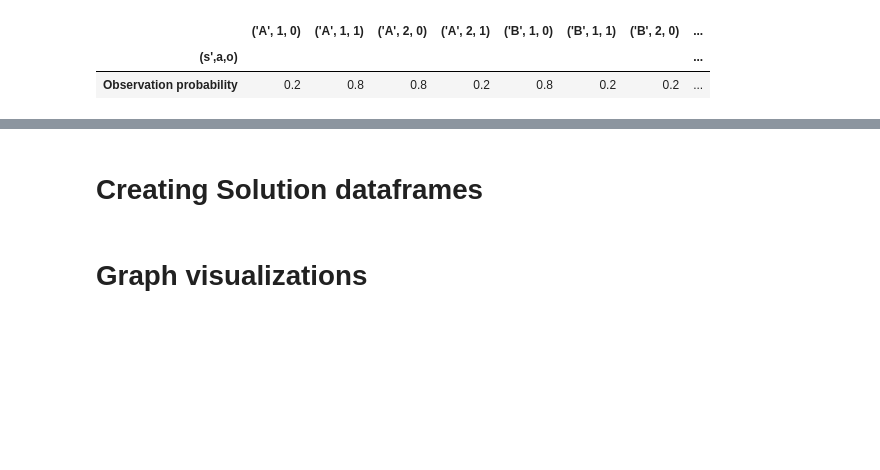
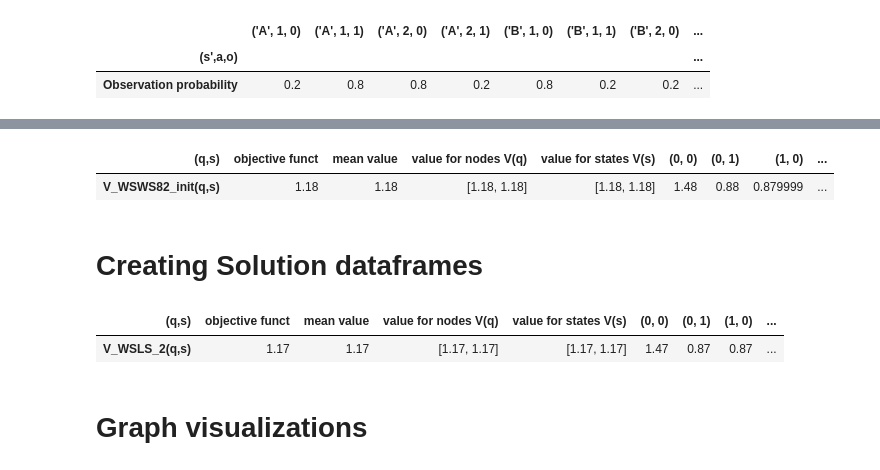
Before and after one commit to malikbf5/FSC-optimization, a Jupyter notebook: Bernoulli Bandits/Bernoulli Bandits.ipynb, the cells around one changed output, grey strips where cells are left out. Cells and saved outputs as stored; diff of their text form; code cells hidden in the pictures; blank space fills up the shorter version.

```diff
--- a/Bernoulli Bandits/Bernoulli Bandits.ipynb
+++ b/Bernoulli Bandits/Bernoulli Bandits.ipynb
@@ -203,2 +222,10 @@ newmodel = qclp_formulation(num_states, num_actions, num_observations, num_nodes
+# %%
+num_nodes = 2
+newmodel = qclp_formulation(num_states, num_actions, num_observations, num_nodes, b0, gamma, state_transition_model, reward_model, observation_model)
+newmodel, vwsls2, adf2, ndf2 = win_stay_lose_shift_2_init(newmodel)
+# display_df(vdf = vwsls2, adf = adf2, ndf = ndf2)
+# %% [output]
+| (q,s) | objective funct | mean value | value for nodes V(q) | value for states V(s) | (0, 0) | (0, 1) | (1, 0) | ... |
+| V_WSWS82_init(q,s) | 1.18 | 1.18 | [1.18, 1.18] | [1.18, 1.18] | 1.48 | 0.88 | 0.879999 | ... |
 # %% [markdown]
 # Creating Solution dataframes
@@ -264,11 +315,18 @@ def actionselect_nodetrans(newmodelx, horiz_action = True, horiz_trans = False):
 # %%
-# value_WSLS = [{"(q,s)":(qi,si), "V_WSLS(q,s)": 1.47 if qi == si else 0.87}
-#             for (qi,si) in product(range(2),range(2))]
-# value_WSLSdf = pd.DataFrame(value_WSLS).T
-# value_WSLSdf.columns = value_WSLSdf.iloc[0]
-# value_WSLSdf.drop(value_WSLSdf.index[0], inplace=True)
-# value_WSLSdf.insert(len(value_WSLSdf.columns),"mean value",float(value_WSLSdf.mean(axis=1)[0]))
-# value_WSLSdf
+# Win Stay Lose Shift strategy for two node controller
+value_WSLS2 = [{"(q,s)":(qi,si), "V_WSLS_2(q,s)": 1.47 if qi == si else 0.87}
+            for (qi,si) in product(range(2),range(2))]
+value_WSLS2df = pd.DataFrame(value_WSLS2).T
+value_WSLS2df.columns = value_WSLS2df.iloc[0]
+value_WSLS2df.drop(value_WSLS2df.index[0], inplace=True)
+value_WSLS2df.insert(0,"mean value",float(value_WSLS2df.mean(axis=1)[0]))
+value_WSLS2df.insert(0,"objective funct",0.5* (1.47 + 0.87))
+value_WSLS2df.insert(2,"value for nodes V(q)", str([(1.47+0.87)/2 for i in range(2)]))
+value_WSLS2df.insert(3,"value for states V(s)", str([(1.47+0.87)/2 for i in range(2)]))
+value_WSLS2df
+# %% [output]
+| (q,s) | objective funct | mean value | value for nodes V(q) | value for states V(s) | (0, 0) | (0, 1) | (1, 0) | ... |
+| V_WSLS_2(q,s) | 1.17 | 1.17 | [1.17, 1.17] | [1.17, 1.17] | 1.47 | 0.87 | 0.87 | ... |
 # %% [markdown]
 # Graph visualizations
 # %%
```
Also changed, not shown: parts of 13 cells of this notebook.
